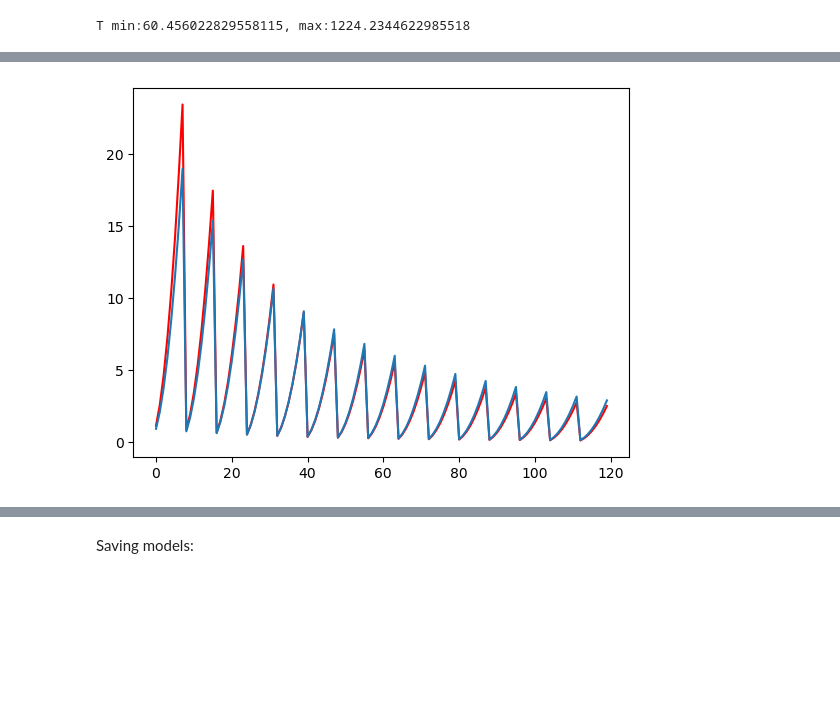
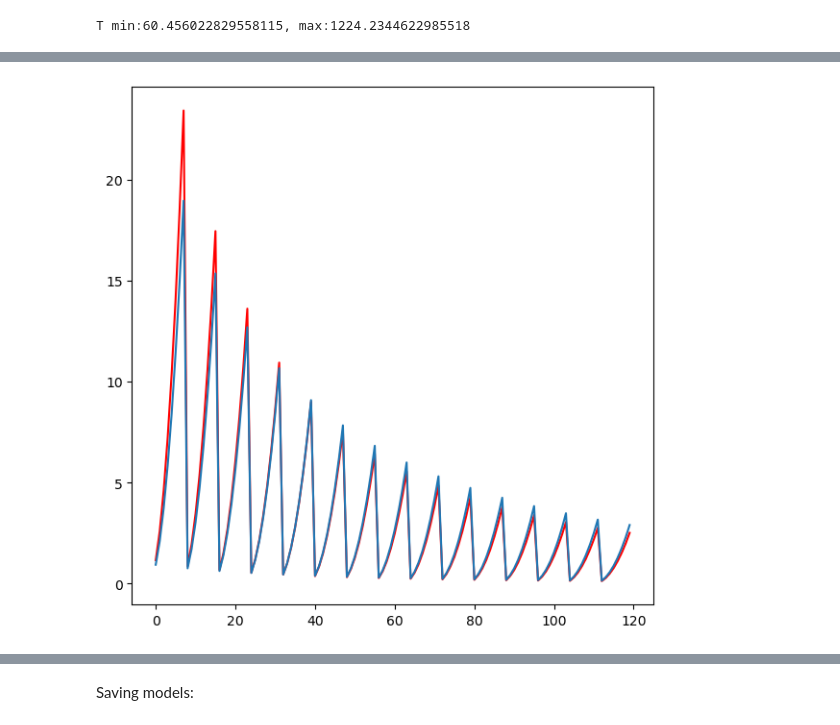
Before and after one commit to daryabiparva9/idealGasLawSim, a Jupyter notebook: src/tutorAI.ipynb, the cells around one changed output, grey strips where cells are left out. Cells and saved outputs as stored; diff of their text form; code cells hidden in the pictures; blank space fills up the shorter version.

```diff
--- a/src/tutorAI.ipynb
+++ b/src/tutorAI.ipynb
@@ -238,10 +238,11 @@ with torch.no_grad():
 # %%
 ideal_gas_model.eval()
 with torch.no_grad():
+    plt.figure(figsize=(7,7))
     plt.plot(y_train, color='r')
     plt.plot(ideal_gas_model(X_train))
 # %% [output]
-[figure, old version]
+[figure, new version]
 # %%
 correction_network.eval()
 e = correction_network(X_train)
```
Also changed, not shown: parts of 7 cells of this notebook, 3 other files.
